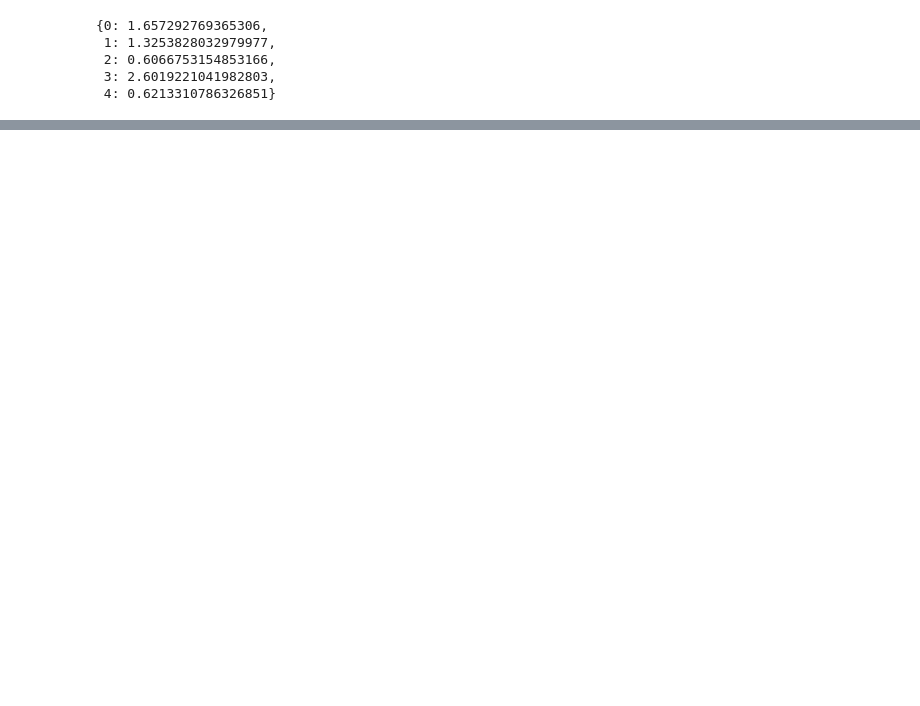
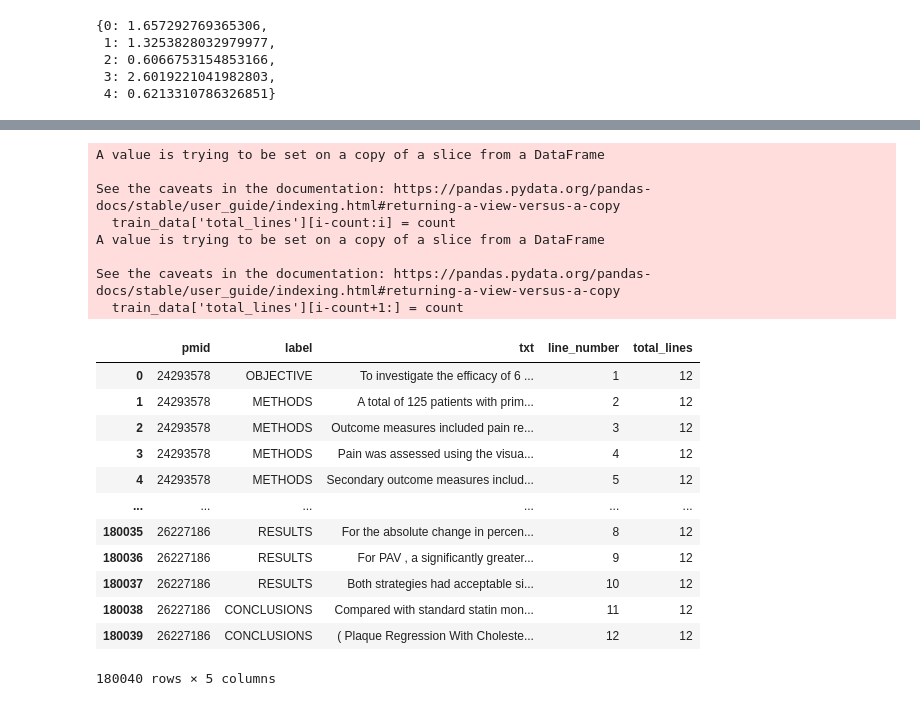
Before and after one commit to eddie8615/nlp_project, a Jupyter notebook: pubmed_nlp.ipynb, the cells around one changed output, grey strips where cells are left out. Drawn from its saved outputs; the diff is of its cells as text; code cells hidden in the pictures; blank space fills up the shorter version.

```diff
--- a/pubmed_nlp.ipynb
+++ b/pubmed_nlp.ipynb
@@ -212,0 +416,39 @@ class LSTM(nn.Module):
+# %%
+lines = []
+current = 0
+count = 0
+train_data['total_lines'] = 0
+for i, id in enumerate(train_data['pmid']):
+    if current != id:
+        train_data['total_lines'][i-count:i] = count
+        current = id
+        count = 1
+    else:
+        count += 1
+    lines.append(count)
+
+train_data['total_lines'][i-count+1:] = count
+train_data['line_number'] = lines
+train_data
+# %% [output]
+A value is trying to be set on a copy of a slice from a DataFrame
+
+See the caveats in the documentation: https://pandas.pydata.org/pandas-docs/stable/user_guide/indexing.html#returning-a-view-versus-a-copy
+  train_data['total_lines'][i-count:i] = count
+A value is trying to be set on a copy of a slice from a DataFrame
+
+See the caveats in the documentation: https://pandas.pydata.org/pandas-docs/stable/user_guide/indexing.html#returning-a-view-versus-a-copy
+  train_data['total_lines'][i-count+1:] = count
+|  | pmid | label | txt | line_number | total_lines |
+| 0 | 24293578 | OBJECTIVE | To investigate the efficacy of 6 ... | 1 | 12 |
+| 1 | 24293578 | METHODS | A total of 125 patients with prim... | 2 | 12 |
+| 2 | 24293578 | METHODS | Outcome measures included pain re... | 3 | 12 |
+| 3 | 24293578 | METHODS | Pain was assessed using the visua... | 4 | 12 |
+| 4 | 24293578 | METHODS | Secondary outcome measures includ... | 5 | 12 |
+| ... | ... | ... | ... | ... | ... |
+| 180035 | 26227186 | RESULTS | For the absolute change in percen... | 8 | 12 |
+| 180036 | 26227186 | RESULTS | For PAV , a significantly greater... | 9 | 12 |
+| 180037 | 26227186 | RESULTS | Both strategies had acceptable si... | 10 | 12 |
+| 180038 | 26227186 | CONCLUSIONS | Compared with standard statin mon... | 11 | 12 |
+| 180039 | 26227186 | CONCLUSIONS | ( Plaque Regression With Choleste... | 12 | 12 |
+180040 rows × 5 columns
```
Also changed, not shown: parts of 25 cells of this notebook.
